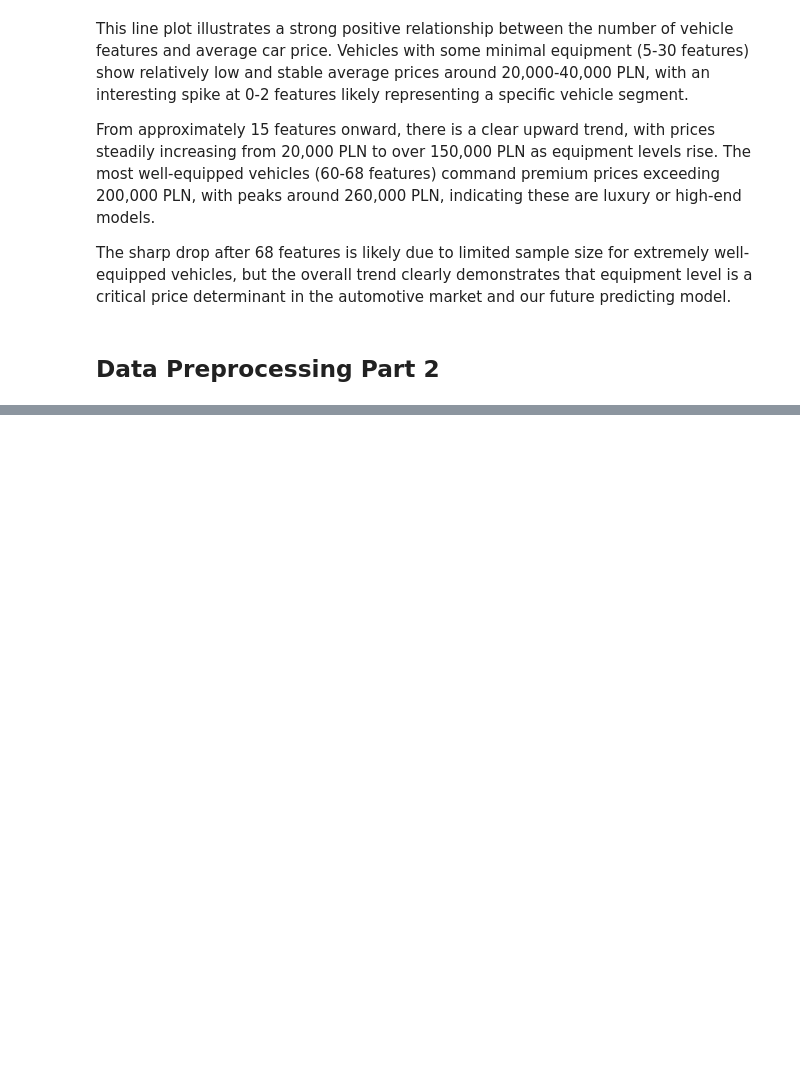
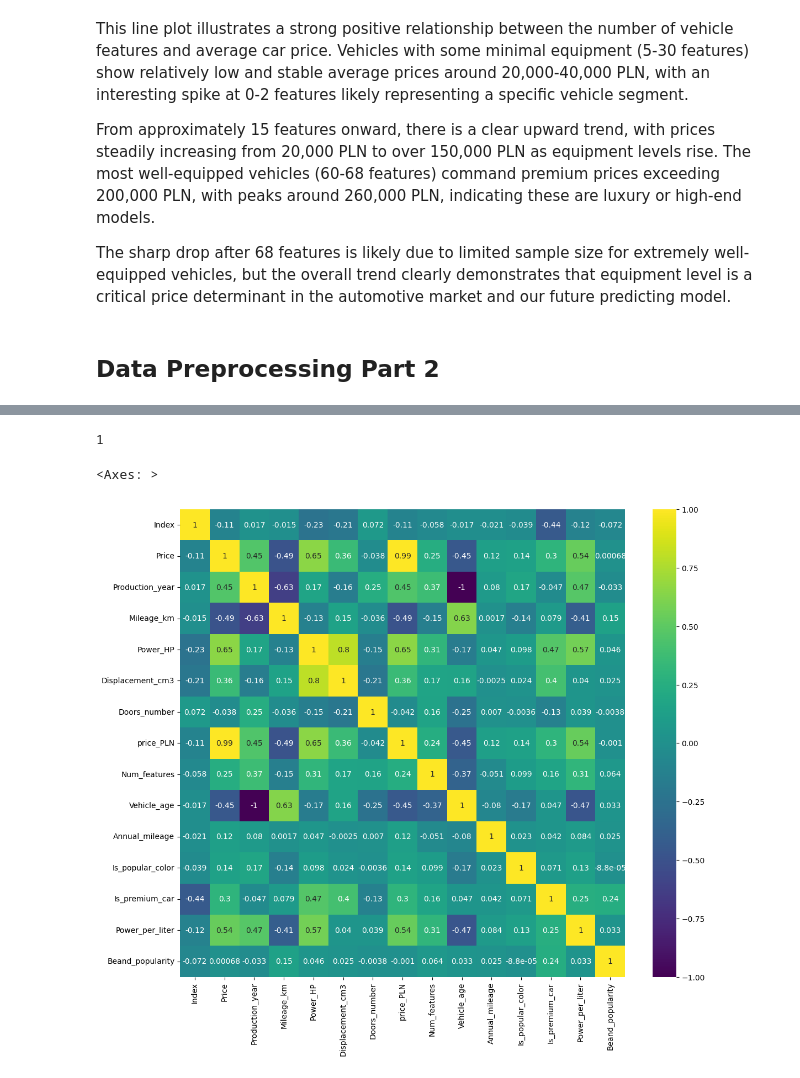
Before and after one commit to Przemsonn05/Cars-Price-Prediction-in-Poland, a Jupyter notebook: notebooks/cars_price_prediction.ipynb, the cells around one changed output, grey strips where cells are left out. Saved outputs shown, nothing was run; the diff lists cells and outputs as text; code cells hidden in the pictures; blank space fills up the shorter version.

```diff
--- a/notebooks/cars_price_prediction.ipynb
+++ b/notebooks/cars_price_prediction.ipynb
@@ -464,4 +472,4 @@ cars_data_out['Power_per_liter'] = cars_data_out['Power_HP'] / (cars_data_out['D
 
 #Amount of offers of the vehicle brand
 brand_counts = cars_data_out['Vehicle_brand'].value_counts()
-cars_data_out['Beand_popularity'] = cars_data_out['Vehicle_brand'].map(brand_counts)
+cars_data_out['Brand_popularity'] = cars_data_out['Vehicle_brand'].map(brand_counts)
@@ -477,0 +476,15 @@ cars_data_out.head()
+# %%
+#Checking unique values in 'Year_publication'
+print(cars_data_out['Year_publication'].nunique())
+# %% [output]
+1
+# %%
+#There is only one value so we can drop this column
+cars_data_out = cars_data_out.drop(columns='Year_publication')
+# %%
+#Heatmap for numeric type data
+plt.figure(figsize=(13,11))
+sns.heatmap(cars_data_out.corr(numeric_only=True), annot=True, cmap='viridis')
+# %% [output]
+<Axes: >
+[figure, added]
```
Also changed, not shown: parts of 14 cells of this notebook.
